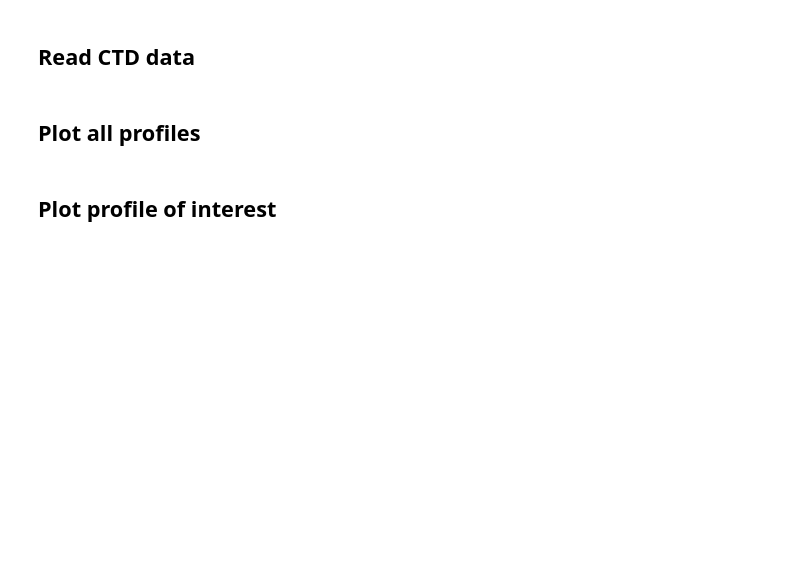
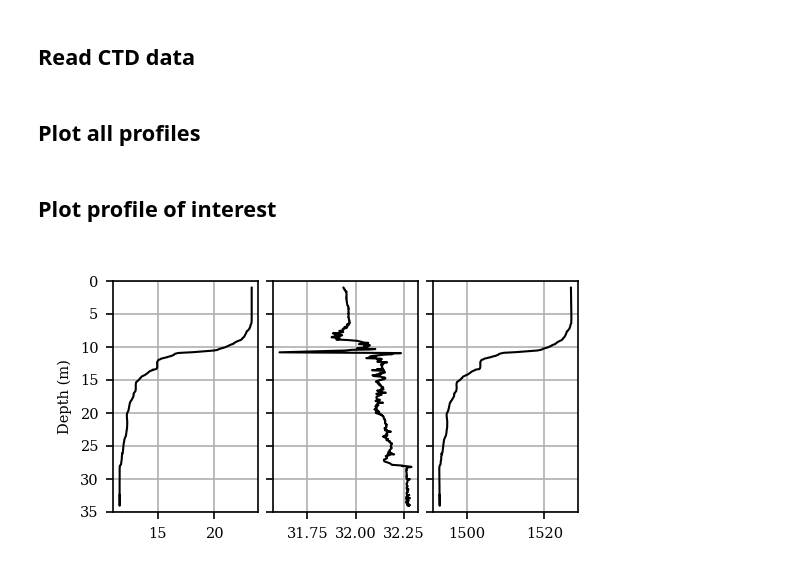
Before and after one commit to NeptuneProjects/RODEO-II_Construction-Soundscape, a Jupyter notebook: scripts/ctd.ipynb, the cells around one changed output. Drawn from its saved outputs; the diff is of its cells as text; code cells hidden in the pictures; blank space fills up the shorter version.

```diff
--- a/scripts/ctd.ipynb
+++ b/scripts/ctd.ipynb
@@ -35,7 +35,7 @@ ctd_files = [
     Path("data/ctd/sfw_leg4_2023-08-12/CTD_Casts/RBR203246_data.txt"),
 ]
 
-dfs = [clean_ctd_data(pd.read_csv(f, parse_dates=["Time"])) for f in ctd_files]
+dfs = [clean_ctd_data(pd.read_csv(f, parse_dates=["Time"]), min_depth=1.0) for f in ctd_files]
 # %% [markdown]
 ## Plot all profiles
 # %%
@@ -50,11 +50,24 @@ for i, df in enumerate(dfs):
 # %% [markdown]
 ## Plot profile of interest
 # %%
-df = dfs[0]
+df = dfs[1]
+
+# Find where the difference in depths changes sign:
+depth_diff = df["Depth"].diff()
+depth_diff_sign_change = depth_diff[depth_diff * depth_diff.shift(-1) < 0].index
+# Find the index of the first occurrence of the sign change:
+first_sign_change = depth_diff_sign_change[0]
+# Create a new DataFrame with the first sign change:
+df = df.iloc[:first_sign_change]
+
 plot_kwargs = {
+    "figsize": (4, 2),
     "Temperature": {"label": "Temperature", "color": "black"},
     "Salinity": {"label": "Salinity", "color": "black"},
     "Speed of sound": {"label": "Speed of sound", "color": "black"},
+    "gridspec_kw": {"wspace": 0.1},
 }
 fig = plot_ctd_profiles(df, **plot_kwargs)
 fig.savefig("results/ctd.png", dpi=600, bbox_inches="tight", facecolor="white")
+# %% [output]
+[figure, added]
```
Also changed, not shown: 1 other file.
